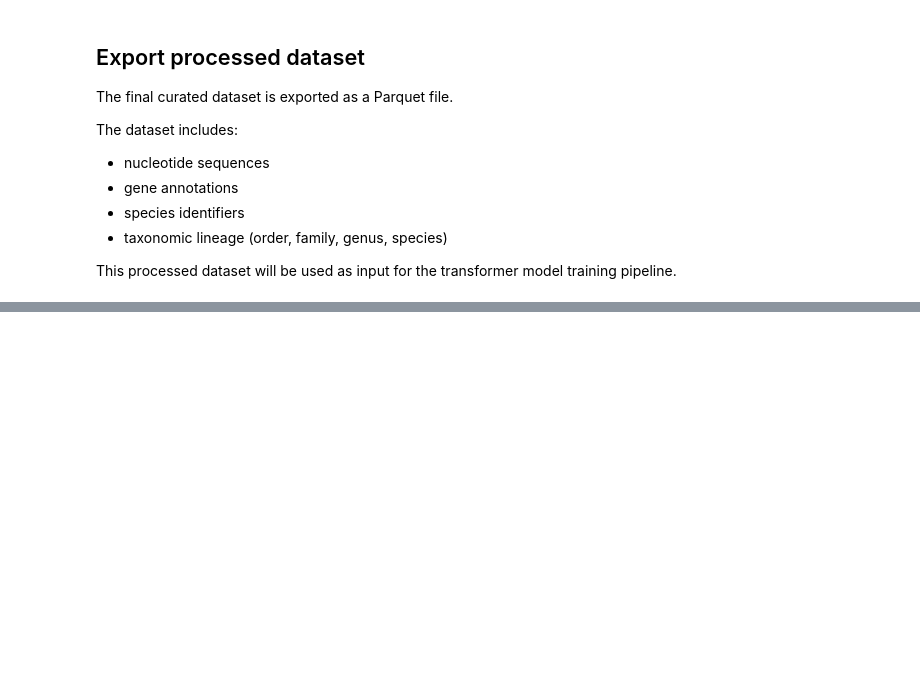
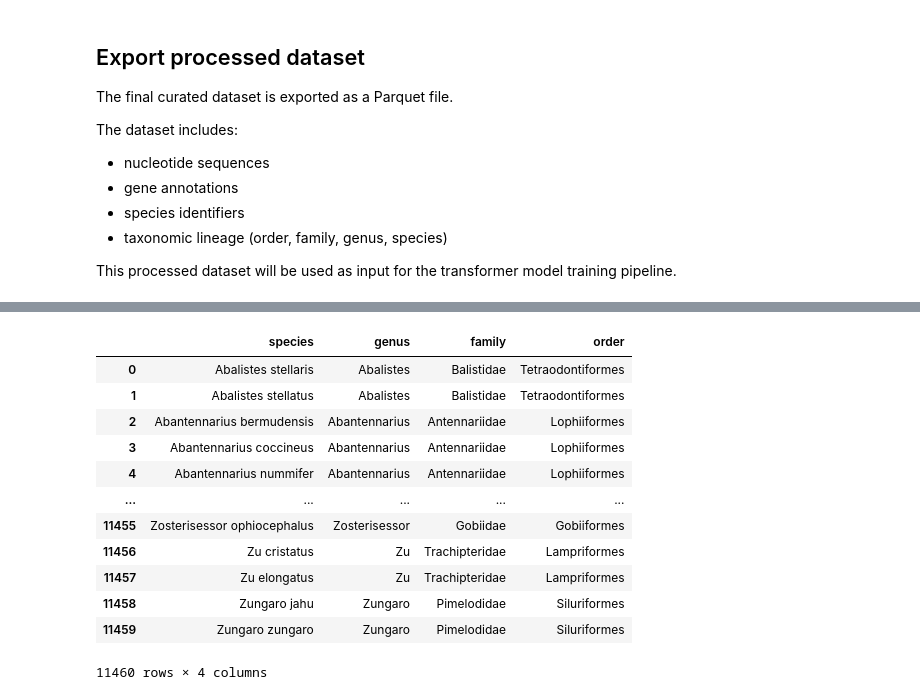
Before and after one commit to Dzee97/FishPhyloEmbedding2, a Jupyter notebook: stage0_preprocessing.ipynb, the cells around one changed output, grey strips where cells are left out. Cells and saved outputs as stored; diff of their text form; code cells hidden in the pictures; blank space fills up the shorter version.

```diff
--- a/stage0_preprocessing.ipynb
+++ b/stage0_preprocessing.ipynb
@@ -586,0 +655,22 @@ df_final
+# %%
+path_processed_dataset_taxonomy = path_out_dir / "processed_dataset_taxonomy.csv"
+
+df_taxonomy = df_final[['species', 'genus', 'family', 'order']].drop_duplicates()
+df_taxonomy = df_taxonomy.sort_values(by='species', ignore_index=True)
+df_taxonomy.to_csv(path_processed_dataset_taxonomy)
+
+df_taxonomy
+# %% [output]
+|  | species | genus | family | order |
+| 0 | Abalistes stellaris | Abalistes | Balistidae | Tetraodontiformes |
+| 1 | Abalistes stellatus | Abalistes | Balistidae | Tetraodontiformes |
+| 2 | Abantennarius bermudensis | Abantennarius | Antennariidae | Lophiiformes |
+| 3 | Abantennarius coccineus | Abantennarius | Antennariidae | Lophiiformes |
+| 4 | Abantennarius nummifer | Abantennarius | Antennariidae | Lophiiformes |
+| ... | ... | ... | ... | ... |
+| 11455 | Zosterisessor ophiocephalus | Zosterisessor | Gobiidae | Gobiiformes |
+| 11456 | Zu cristatus | Zu | Trachipteridae | Lampriformes |
+| 11457 | Zu elongatus | Zu | Trachipteridae | Lampriformes |
+| 11458 | Zungaro jahu | Zungaro | Pimelodidae | Siluriformes |
+| 11459 | Zungaro zungaro | Zungaro | Pimelodidae | Siluriformes |
+11460 rows × 4 columns
```
Also changed, not shown: parts of 10 cells of this notebook, 1 other file.
